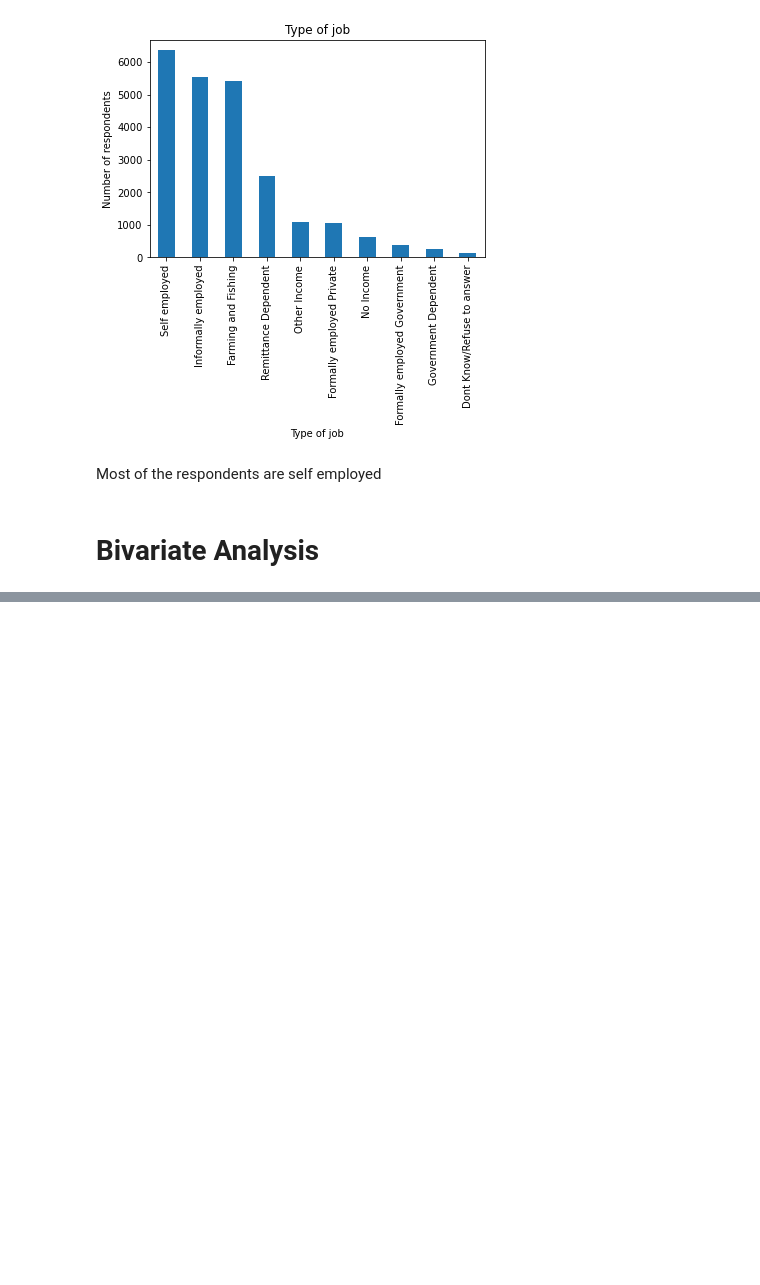
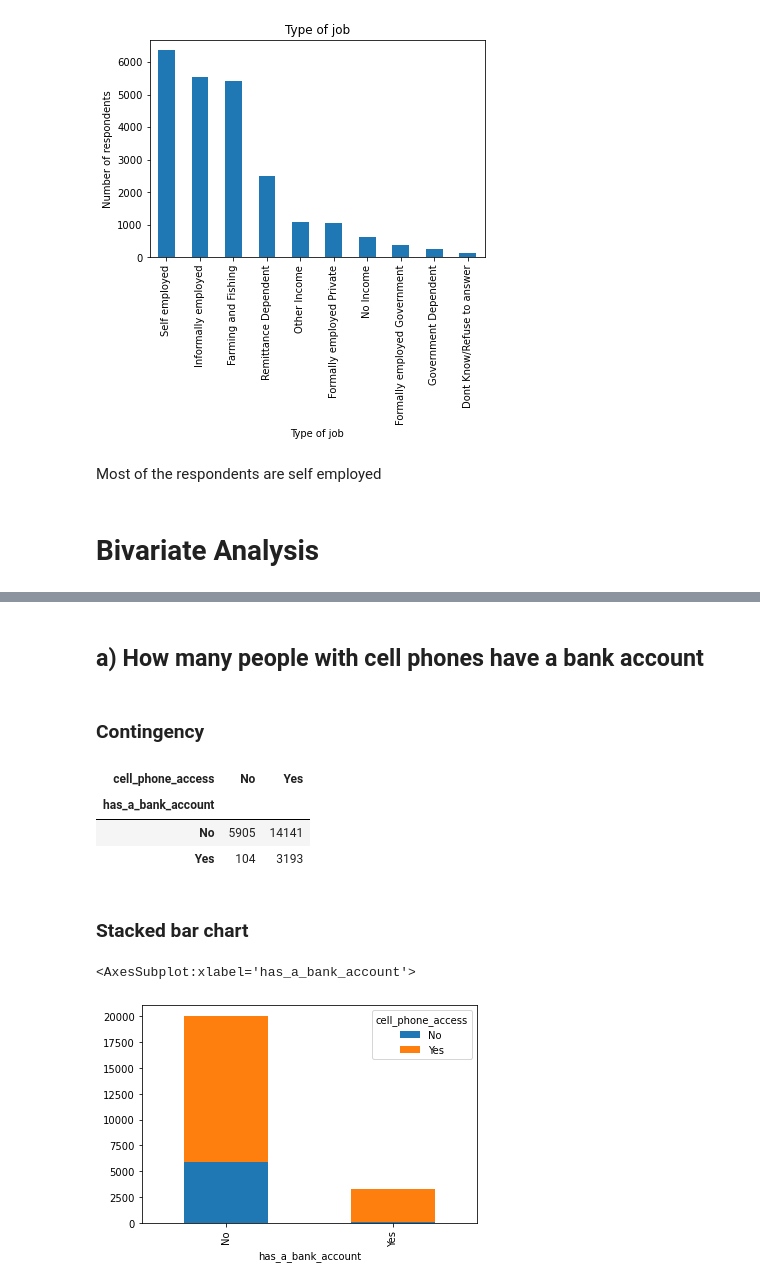
Before and after one commit to mbururyan/financial-inclusion-KE, a Jupyter notebook: financial_inclusion_WK2_IP.ipynb, the cells around one changed output, grey strips where cells are left out. Cells and saved outputs as stored; diff of their text form; code cells hidden in the pictures; blank space fills up the shorter version.

```diff
--- a/financial_inclusion_WK2_IP.ipynb
+++ b/financial_inclusion_WK2_IP.ipynb
@@ -640,0 +679,19 @@ Most of the respondents are self employed
+# %% [markdown]
+## a) How many people with cell phones have a bank account
+# %% [markdown]
+### Contingency
+# %%
+con_bank_cell = pd.crosstab(bank['has_a_bank_account'], bank['cell_phone_access'])
+con_bank_cell
+# %% [output]
+| cell_phone_access | No | Yes |
+| has_a_bank_account |  |  |
+| No | 5905 | 14141 |
+| Yes | 104 | 3193 |
+# %% [markdown]
+### Stacked bar chart
+# %%
+con_bank_cell.plot(kind='bar', stacked=True)
+# %% [output]
+<AxesSubplot:xlabel='has_a_bank_account'>
+[figure, added]
```
Also changed, not shown: parts of 38 cells of this notebook.
